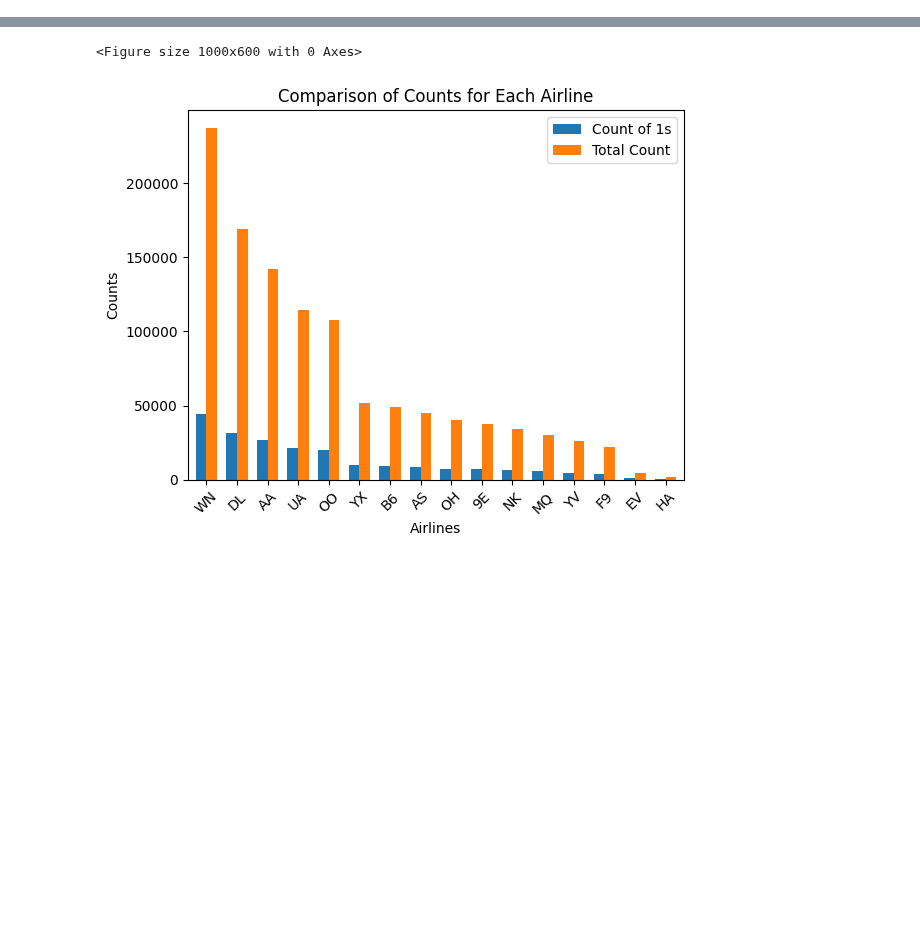
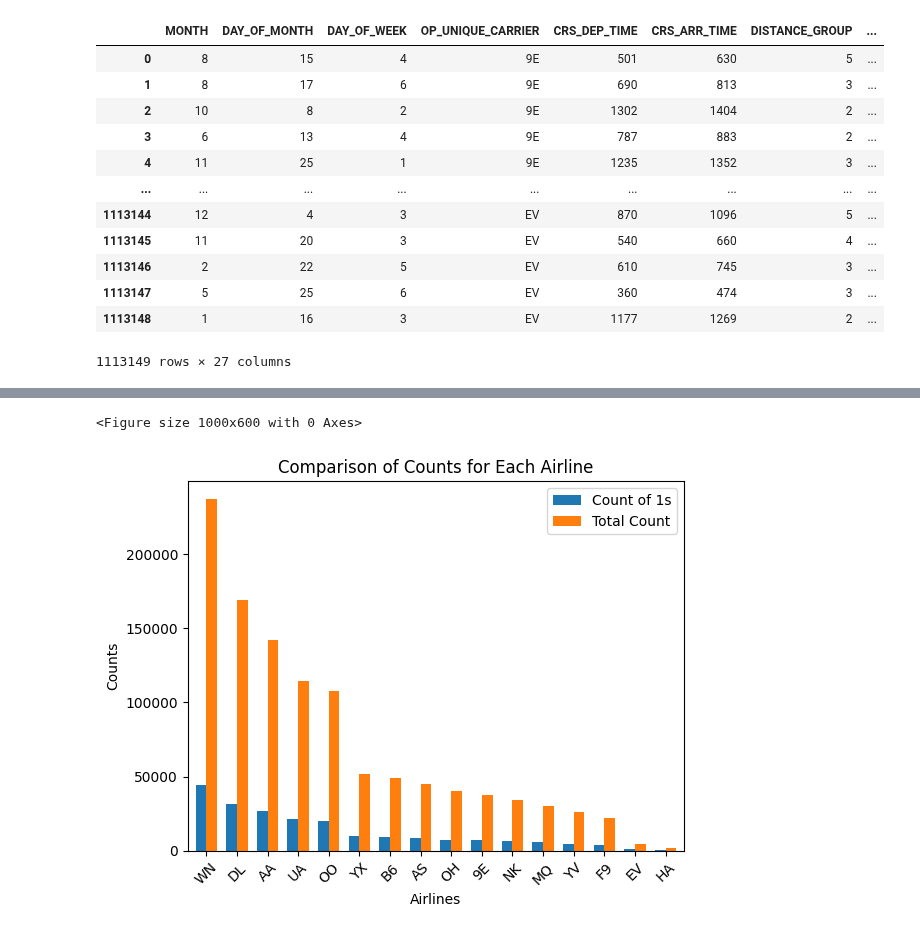
Before and after one commit to rvloenhout/DSS_Master_Thesis, a Jupyter notebook: _3. Evaluation/4. Disparate_group_analysis.ipynb, the cells around one changed output, grey strips where cells are left out. Saved outputs shown, nothing was run; the diff lists cells and outputs as text; code cells hidden in the pictures; blank space fills up the shorter version.

```diff
--- a/_3. Evaluation/4. Disparate_group_analysis.ipynb
+++ b/_3. Evaluation/4. Disparate_group_analysis.ipynb
@@ -60,3 +80,20 @@ merged_df = X_test.merge(y_diff, left_index=True, right_index=True)
+# %%
+merged_df = merged_df.merge(airlines, left_on="OP_UNIQUE_CARRIER", right_on="Code")
+merged_df
+# %% [output]
+|  | MONTH | DAY_OF_MONTH | DAY_OF_WEEK | OP_UNIQUE_CARRIER | CRS_DEP_TIME | CRS_ARR_TIME | DISTANCE_GROUP | ... |
+| 0 | 8 | 15 | 4 | 9E | 501 | 630 | 5 | ... |
+| 1 | 8 | 17 | 6 | 9E | 690 | 813 | 3 | ... |
+| 2 | 10 | 8 | 2 | 9E | 1302 | 1404 | 2 | ... |
+| 3 | 6 | 13 | 4 | 9E | 787 | 883 | 2 | ... |
+| 4 | 11 | 25 | 1 | 9E | 1235 | 1352 | 3 | ... |
+| ... | ... | ... | ... | ... | ... | ... | ... | ... |
+| 1113144 | 12 | 4 | 3 | EV | 870 | 1096 | 5 | ... |
+| 1113145 | 11 | 20 | 3 | EV | 540 | 660 | 4 | ... |
+| 1113146 | 2 | 22 | 5 | EV | 610 | 745 | 3 | ... |
+| 1113147 | 5 | 25 | 6 | EV | 360 | 474 | 3 | ... |
+| 1113148 | 1 | 16 | 3 | EV | 1177 | 1269 | 2 | ... |
+1113149 rows × 27 columns
 # %%
 df_filtered = merged_df[merged_df["Difference"] == 1]
 
```
Also changed, not shown: parts of 6 cells of this notebook, 3 other files.
